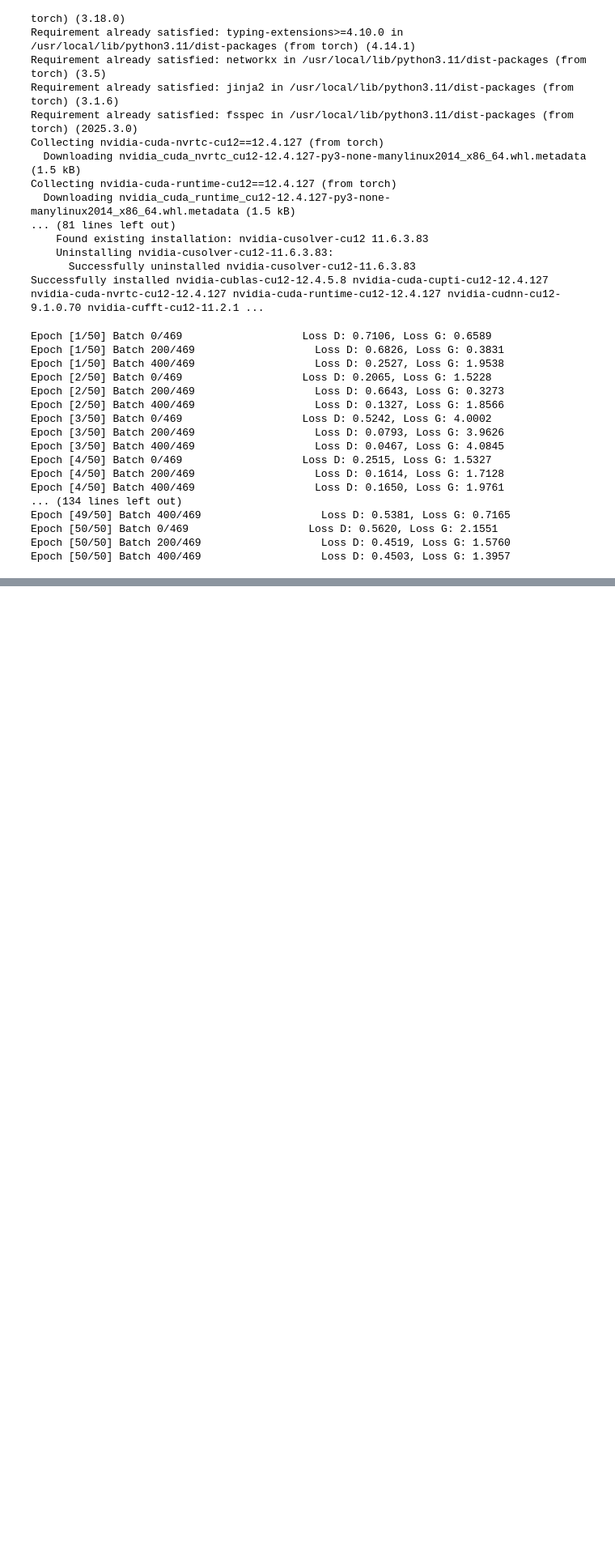
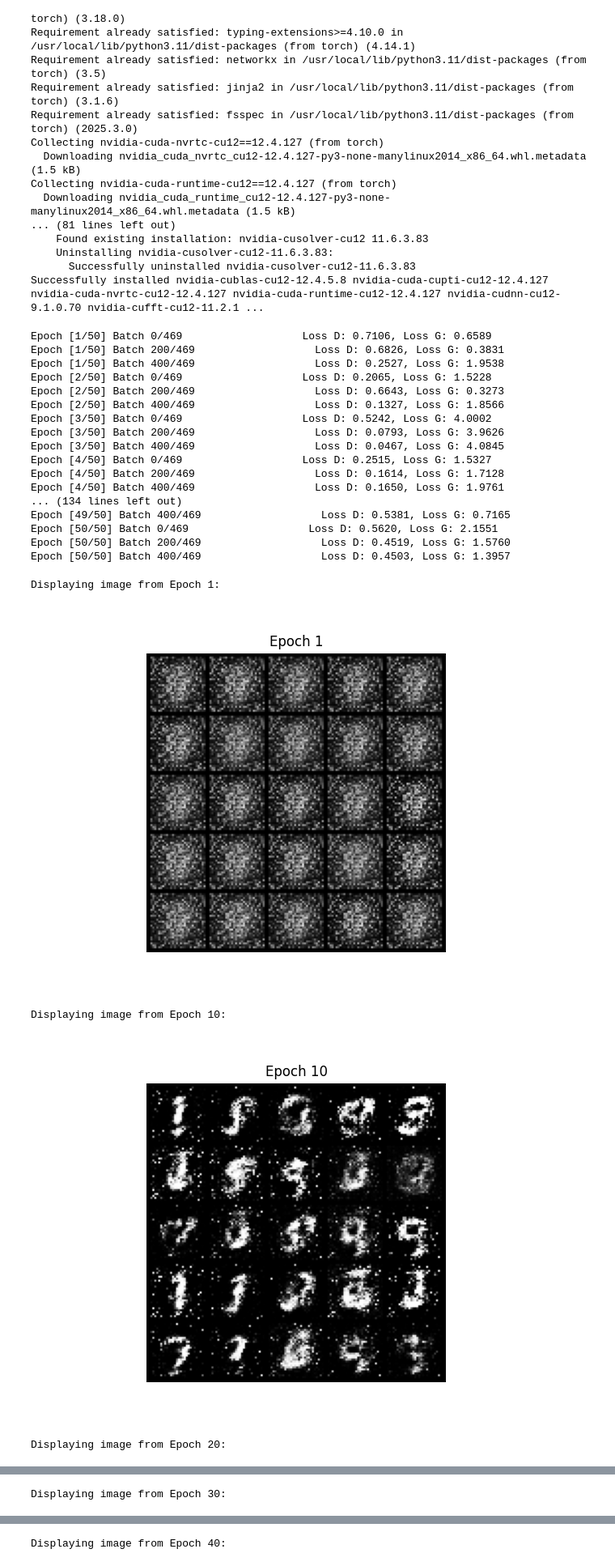
Before and after one commit to Nehasatheesh04/Deep_Learning, a Jupyter notebook: DL.ipynb, the cells around one changed output, grey strips where cells are left out. Shown at 81% size. Cells and saved outputs as stored; diff of their text form; code cells hidden in the pictures; blank space fills up the shorter version.

```diff
--- a/DL.ipynb
+++ b/DL.ipynb
@@ -165,3 +165,23 @@ Epoch [49/50] Batch 400/469                   Loss D: 0.5381, Loss G: 0.7165
 Epoch [50/50] Batch 0/469                   Loss D: 0.5620, Loss G: 2.1551
 Epoch [50/50] Batch 200/469                   Loss D: 0.4519, Loss G: 1.5760
 Epoch [50/50] Batch 400/469                   Loss D: 0.4503, Loss G: 1.3957
+# %%
+from IPython.display import Image, display
+import os
+
+image_dir = 'images'
+epochs_to_display = [1, 10, 20,30,40, 50] # Example epochs, adjust as needed
+
+for epoch in epochs_to_display:
+    image_path = os.path.join(image_dir, f'epoch_{epoch}.png')
+    if os.path.exists(image_path):
+        print(f"Displaying image from Epoch {epoch}:")
+        display(Image(filename=image_path))
+    else:
+        print(f"Image for Epoch {epoch} not found at {image_path}")
+# %% [output]
+Displaying image from Epoch 1:
+[figure, added]
+Displaying image from Epoch 10:
+[figure, added]
+Displaying image from Epoch 20:
@@ -167,0 +189 @@ Epoch [50/50] Batch 400/469                   Loss D: 0.4503, Loss G: 1.3957
+Displaying image from Epoch 30:
@@ -167,0 +191 @@ Epoch [50/50] Batch 400/469                   Loss D: 0.4503, Loss G: 1.3957
+Displaying image from Epoch 40:
```
Also changed, not shown: parts of 1 cell of this notebook.
